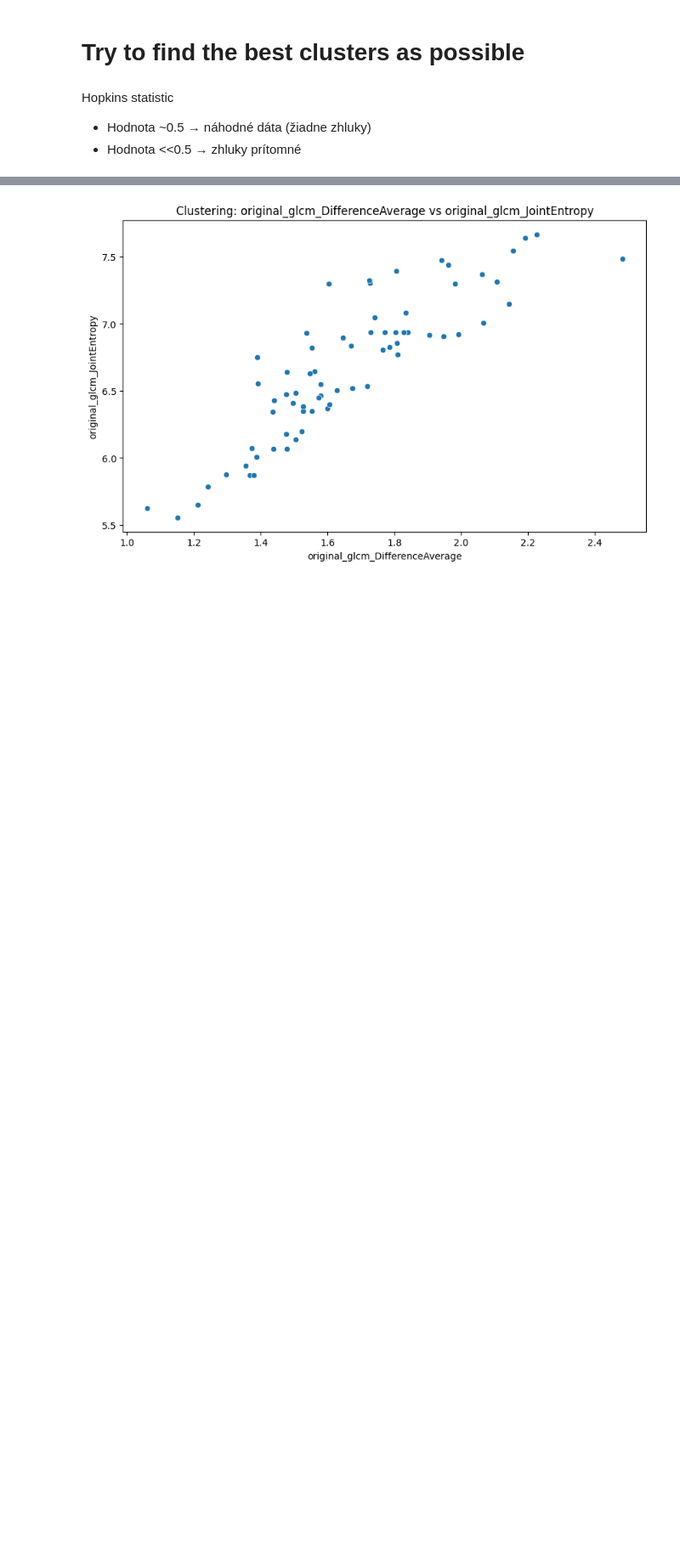
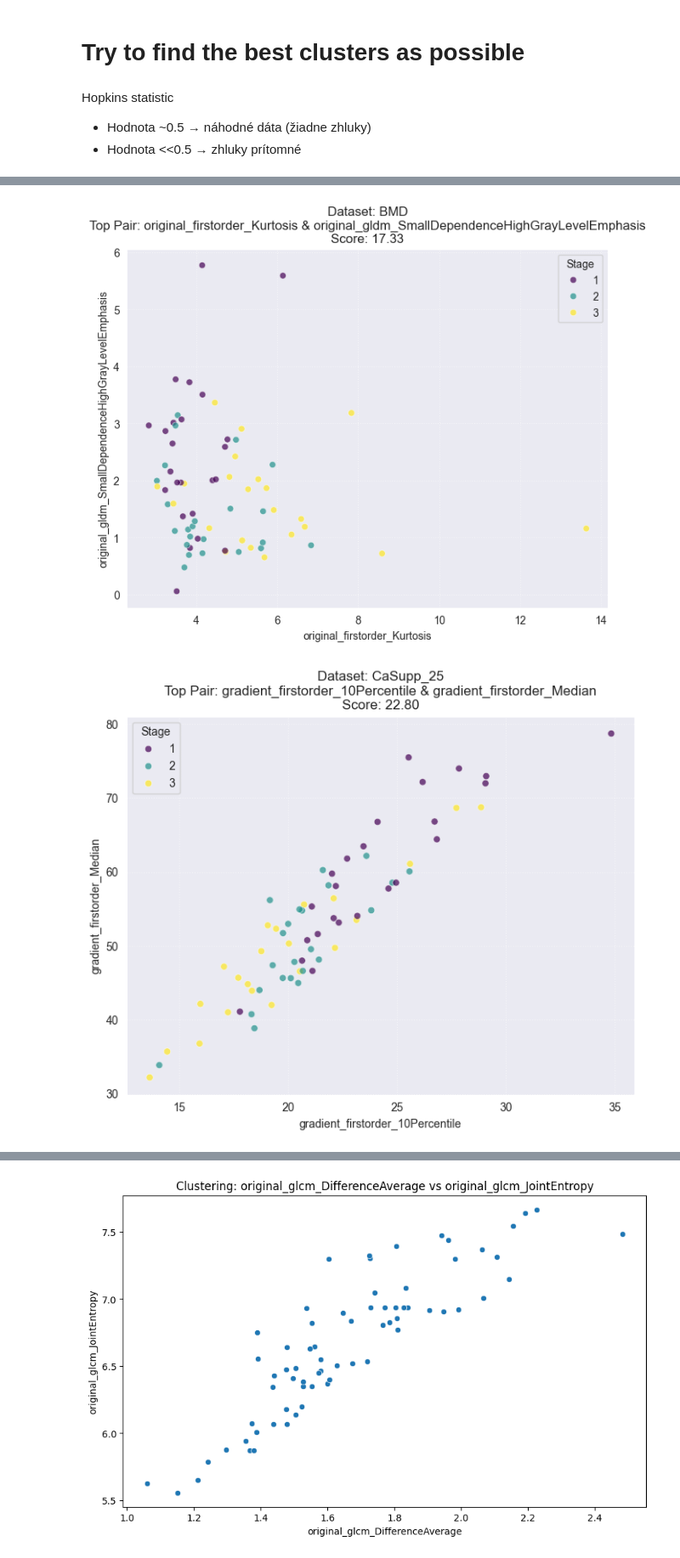
Before and after one commit to lukas1110/Analysis-of-multiple-myelomas-from-dual-CT, a Jupyter notebook: spine_level/clustering.ipynb, the cells around one changed output, grey strips where cells are left out. Shown at 85% size. Cells and saved outputs as stored; diff of their text form; code cells hidden in the pictures; blank space fills up the shorter version.

```diff
--- a/spine_level/clustering.ipynb
+++ b/spine_level/clustering.ipynb
@@ -228,8 +256,8 @@ Hopkins statistic
 from pyclustertend import hopkins
 import pandas as pd
 
-df = pd.read_csv(r"E:\CSV\merged\merged_monoe_40kev_radiomics_spine_lesions_features.csv").drop(columns=['patient'])
-X = StandardScaler().fit_transform(df)
-h = hopkins(X, X.shape[0])
-print("Hopkins statistic: ", h)
+for df_name, df in merged_lesions_csv(r"E:\DATA_Myelomy").items():
+    X = StandardScaler().fit_transform(df.drop(columns=['patient']))
+    h = hopkins(X, X.shape[0])
+    print(f"Hopkins statistic for {df_name}: {h}")
 # %% [output]
@@ -277,0 +270,36 @@ Combined F-score: 27.10
+# %%
+import seaborn as sns
+
+clinical_df = pd.read_csv(r"E:\Clinical_data\Table_clinical_data.csv", encoding="cp1252")
+clinical_df['Stage'] = clinical_df['ISS classification'].replace({'Stage 1': 1, 'Stage 2': 2, 'Stage 3': 3})
+
+for df_name, df_features in merged_lesions_csv(r"E:\DATA_Myelomy").items():
+    df_combined = pd.merge(clinical_df[['Patient ID', 'Stage']], df_features, left_on='Patient ID', right_on='patient', how='left')
+    df_final = df_combined.dropna(subset=['Stage'])
+
+    y = df_final['Stage']
+    X = df_final.select_dtypes(include=['number']).drop(columns=['Stage'], errors='ignore')
+
+    X = X.fillna(0)
+    features = X.columns.tolist()
+    f_values, _ = f_classif(X, y)
+    feature_f_map = dict(zip(features, f_values))
+
+    best_score = -1
+    best_pair = None
+
+    for feat1, feat2 in combinations(features, 2):
+        score = feature_f_map[feat1] + feature_f_map[feat2]
+        if score > best_score:
+            best_score = score
+            best_pair = (feat1, feat2)
+
+    if best_pair:
+        plt.figure(figsize=(8, 6))
+        sns.scatterplot(x=X[best_pair[0]], y=X[best_pair[1]], hue=y, palette='viridis', alpha=0.7)
+        plt.title(f"Dataset: {df_name}\nTop Pair: {best_pair[0]} & {best_pair[1]}\nScore: {best_score:.2f}")
+        plt.grid(True, linestyle=':', alpha=0.6)
+        plt.show()
+# %% [output]
+[figure, added]
+[figure, added]
```
Also changed, not shown: parts of 9 cells of this notebook.
